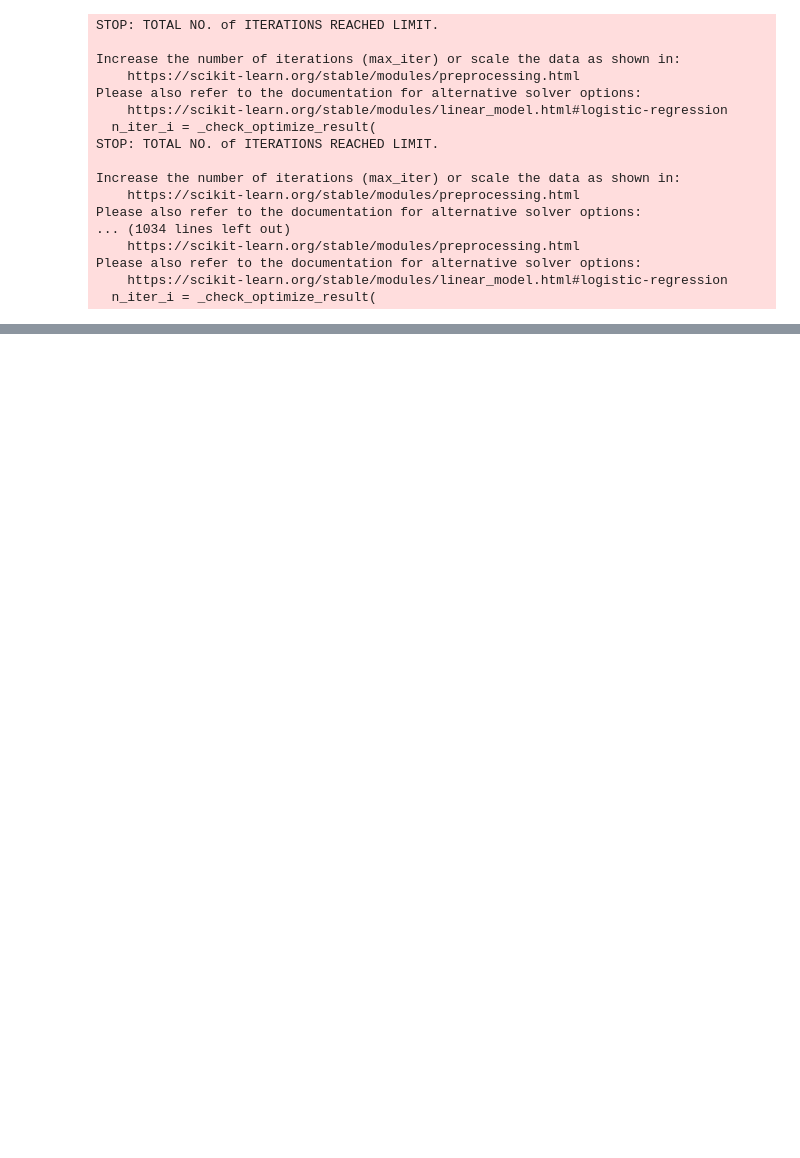
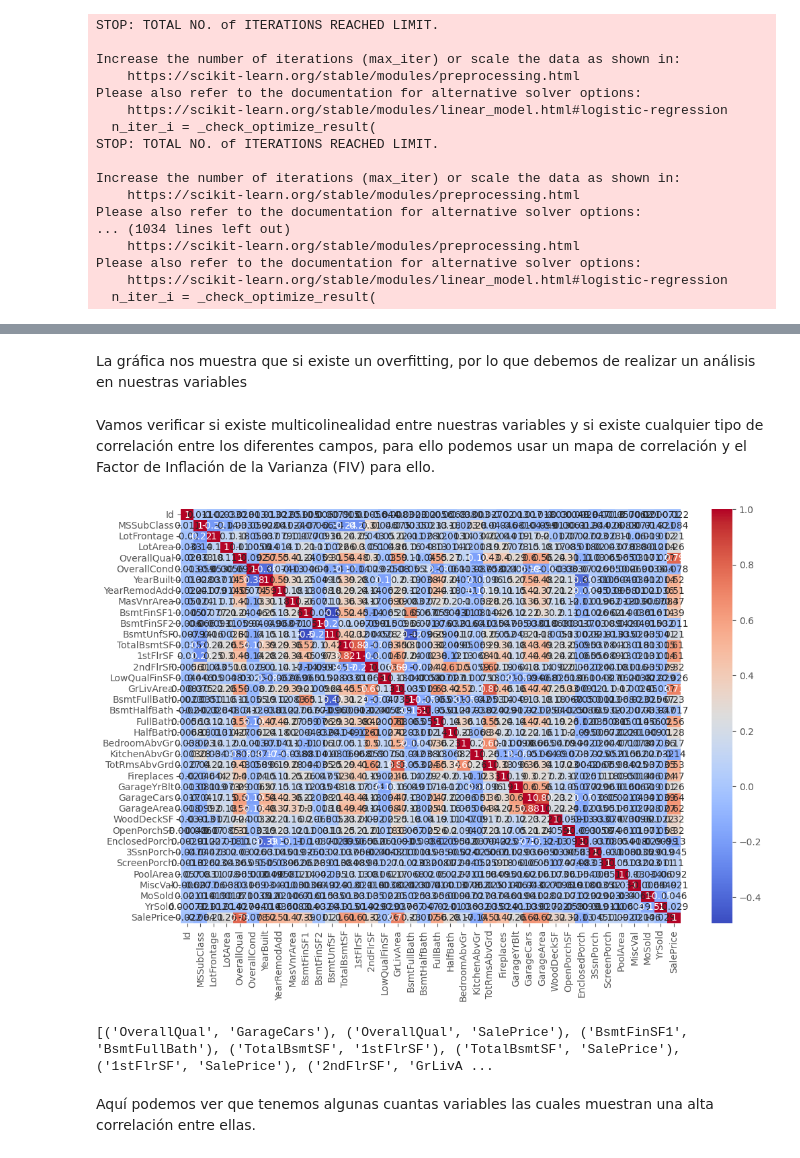
Before and after one commit to estebandonis/HT6-MineriadeDatos, a Jupyter notebook: hoja6.ipynb, the cells around one changed output, grey strips where cells are left out. Saved outputs shown, nothing was run; the diff lists cells and outputs as text; code cells hidden in the pictures; blank space fills up the shorter version.

Commit message:
Agregado análisis de multicolinealidad y correlación de variables

```diff
--- a/hoja6.ipynb
+++ b/hoja6.ipynb
@@ -53,7 +55,8 @@ numerical_columns_selector = selector(dtype_exclude=object)
 categorical_columns_selector = selector(dtype_include=object)
 
 numerical_columns = numerical_columns_selector(houses_df)
-numerical_columns.remove('Id')
+
+# removal = ['Id', 'SalePrice', 'OverallQual', 'BsmtFinSF1', 'BsmtFinSF2', '1stFlrSF', '2ndFlrSF', 'MasVnrArea', 'BsmtUnfSF', 'TotalBsmtSF', 'LowQualFinSF', 'GrLivArea', 'BsmtFullBath', 'BsmtHalfBath', 'FullBath', 'HalfBath', 'BedroomAbvGr', 'KitchenAbvGr', 'TotRmsAbvGrd', 'Fireplaces', 'GarageYrBlt', 'GarageCars', 'GarageArea', 'WoodDeckSF', 'OpenPorchSF', 'EnclosedPorch', '3SsnPorch']
 print(numerical_columns)
 categorical_columns = categorical_columns_selector(houses_df)
 print(categorical_columns)
@@ -119,12 +122,29 @@ for i in null_counts.index:
     houses_df = houses_df.apply(pd.to_numeric, errors='coerce')
     houses_df = houses_df.fillna(0)
 
-# Define the number of categories
-num_categories = 3
+# # Define the number of categories
+# num_categories = 3
 
-category_names = ['Economica', 'Intermedia', 'Cara']
+# category_names = ['Economica', 'Intermedia', 'Cara']
 
-houses_df['Precio_Categoria'] = pd.qcut(houses_df['SalePrice'], q=num_categories, labels=category_names)
+# houses_df['Precio_Categoria'] = pd.qcut(houses_df['SalePrice'], q=num_categories, labels=category_names)
+
+# Identificar puntos de corte significativos (ejemplo hipotético)
+primer_cuartil = houses_df['SalePrice'].quantile(0.25)
+segundo_cuartil = houses_df['SalePrice'].quantile(0.5)
+tercer_cuartil = houses_df['SalePrice'].quantile(0.75)
+
+# Crear la variable respuesta
+def categorizar_precio(precio):
+    if precio <= primer_cuartil:
+        return 'Economica'
+    elif precio <= segundo_cuartil:
+        return 'Intermedia'
+    else:
+        return 'Cara'
+
+houses_df['Precio_Categoria'] = houses_df['SalePrice'].apply(categorizar_precio)
+
 dummies = pd.get_dummies(houses_df['Precio_Categoria'])
 
 houses_df = pd.concat([houses_df, dummies], axis=1)
@@ -268 +322,39 @@ weighted avg       0.99      0.99      0.99       438
 [figure]
+# %% [markdown]
+La gráfica nos muestra que si existe un overfitting, por lo que debemos de realizar un análisis en nuestras variables
+# %% [markdown]
+Vamos verificar si existe multicolinealidad entre nuestras variables y si existe cualquier tipo de correlación entre los diferentes campos, para ello podemos usar un mapa de correlación y el Factor de Inflación de la Varianza (FIV) para ello.
+# %%
+# Calcula la matriz de correlación
+correlation_matrix = houses_df[numerical_columns].corr()
+
+# Visualiza la matriz de correlación con un mapa de calor
+plt.figure(figsize=(12, 8))
+sns.heatmap(correlation_matrix, annot=True, cmap='coolwarm')
+plt.show()
+# %% [output]
+[figure, added]
+# %%
+# Supongamos que correlation_matrix es tu matriz de correlación
+high_corr_threshold = 0.6  # Define your own threshold here
+
+# Create a mask to ignore self-
+mask = np.triu(np.ones_like(correlation_matrix, dtype=bool))
+
+# Apply the mask to the correlation matrix
+corr_masked = correlation_matrix.mask(mask)
+
+# Find pairs with correlation greater than the threshold
+high_corr_pairs = [(column, row) for column in corr_masked.columns for row in corr_masked.index if abs(corr_masked[column][row]) > high_corr_threshold]
+
+print(high_corr_pairs)
+removal = []
+for pair in high_corr_pairs:
+    if pair[0] not in removal:
+        removal.append(pair[0])
+    if pair[1] not in removal:
+        removal.append(pair[1])
+# %% [output]
+[('OverallQual', 'GarageCars'), ('OverallQual', 'SalePrice'), ('BsmtFinSF1', 'BsmtFullBath'), ('TotalBsmtSF', '1stFlrSF'), ('TotalBsmtSF', 'SalePrice'), ('1stFlrSF', 'SalePrice'), ('2ndFlrSF', 'GrLivA ...
+# %% [markdown]
+Aquí podemos ver que tenemos algunas cuantas variables las cuales muestran una alta correlación entre ellas.
```
Also changed, not shown: parts of 20 cells of this notebook.
